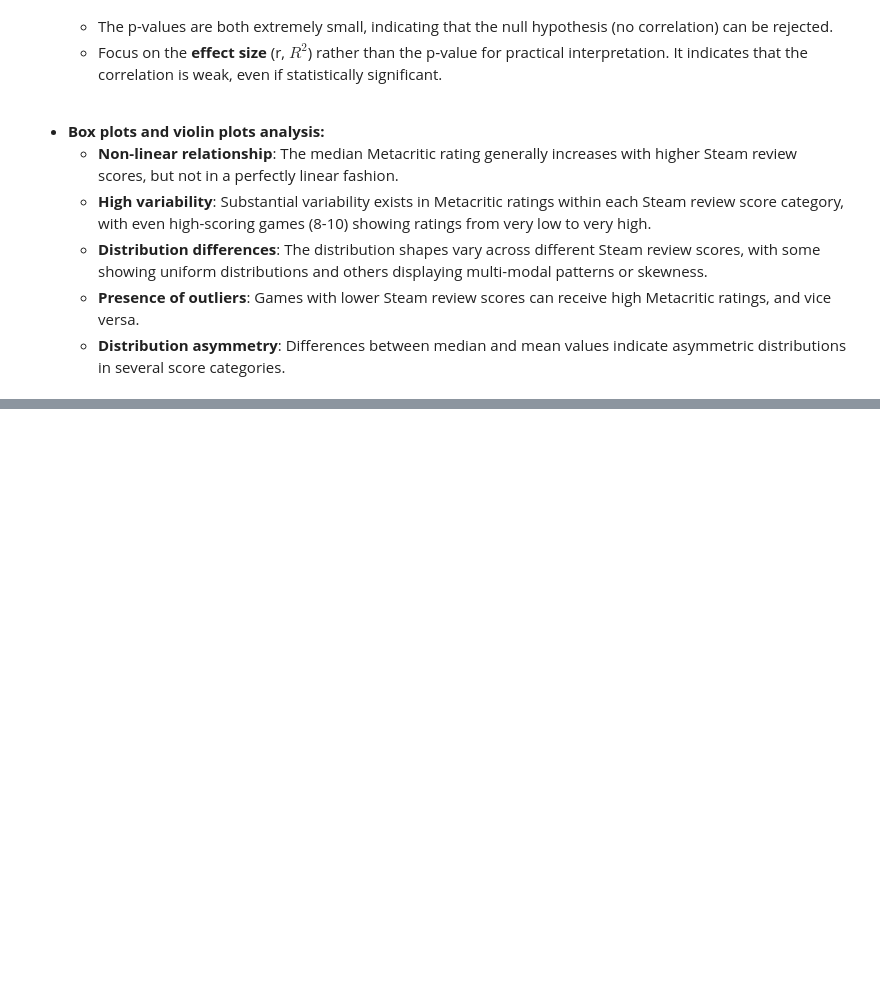
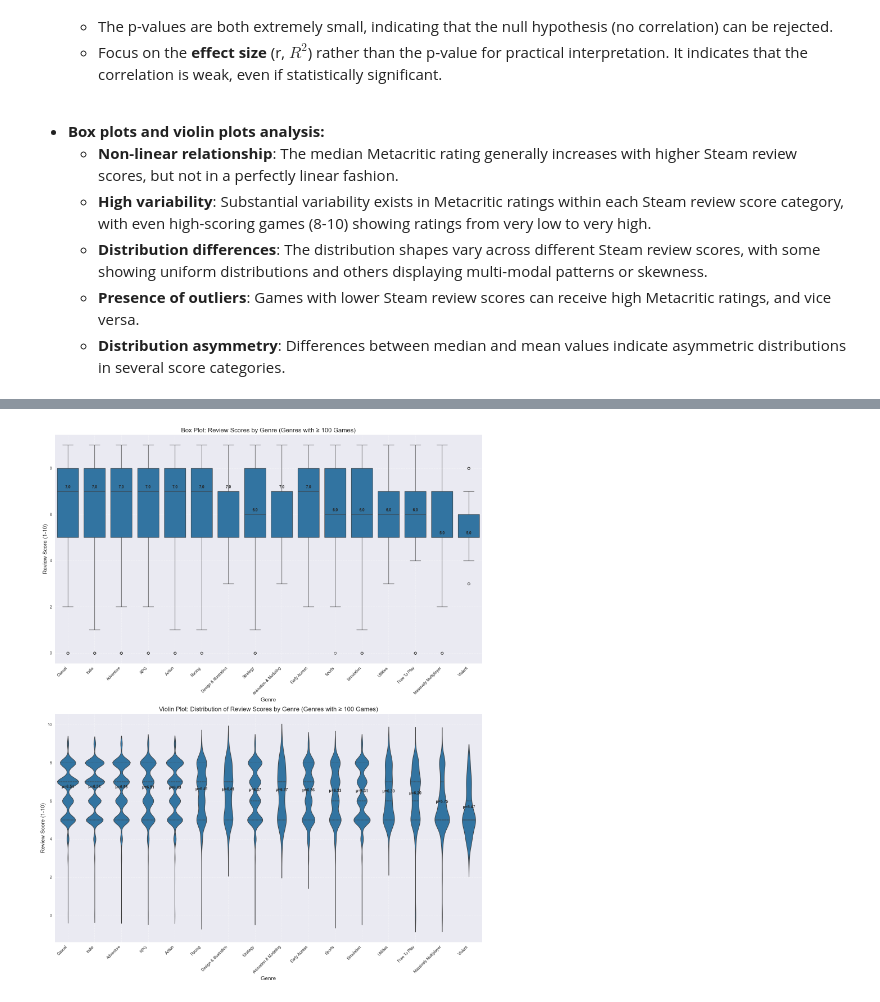
Before and after one commit to Darakuu/FAD_SteamGames_2025, a Jupyter notebook: project.ipynb, the cells around one changed output, grey strips where cells are left out. Drawn from its saved outputs; the diff is of its cells as text; code cells hidden in the pictures; blank space fills up the shorter version.

```diff
--- a/project.ipynb
+++ b/project.ipynb
@@ -321,0 +422,44 @@ $$
+# %%
+# Create a more detailed visualization with both box plots and violin plots
+fig, (ax1, ax2) = plt.subplots(2, 1, figsize=(16, 20))
+
+# Box plot
+sns.boxplot(x='genres', y='review_score', data=popular_genres_df,
+            order=popular_genres['genres'], ax=ax1)
+
+ax1.set_title('Box Plot: Review Scores by Genre (Genres with ≥ 100 Games)', fontsize=16)
+ax1.set_xlabel('Genre', fontsize=14)
+ax1.set_ylabel('Review Score (1-10)', fontsize=14)
+
+# Fix the x-axis ticks and labels
+ax1.set_xticks(range(len(popular_genres['genres'])))
+ax1.set_xticklabels(popular_genres['genres'], rotation=45, ha='right')
+ax1.grid(True, linestyle='--', alpha=0.7)
+
+# Add median values as text annotations
+for i, genre in enumerate(popular_genres['genres']):
+    median = popular_genres[popular_genres['genres'] == genre]['median'].values[0]
+    ax1.text(i, median + 0.1, f'{median:.1f}', ha='center', va='bottom', fontweight='bold')
+
+# Violin plot
+sns.violinplot(x='genres', y='review_score', data=popular_genres_df,
+               order=popular_genres['genres'], inner='quartile', ax=ax2)
+
+ax2.set_title('Violin Plot: Distribution of Review Scores by Genre (Genres with ≥ 100 Games)', fontsize=16)
+ax2.set_xlabel('Genre', fontsize=14)
+ax2.set_ylabel('Review Score (1-10)', fontsize=14)
+
+# Fix the x-axis ticks and labels
+ax2.set_xticks(range(len(popular_genres['genres'])))
+ax2.set_xticklabels(popular_genres['genres'], rotation=45, ha='right')
+ax2.grid(True, linestyle='--', alpha=0.7)
+
+# Add mean values as text annotations
+for i, genre in enumerate(popular_genres['genres']):
+    mean_value = popular_genres[popular_genres['genres'] == genre]['mean'].values[0]
+    ax2.text(i, mean_value + 0.1, f'μ={mean_value:.2f}', ha='center', va='bottom', fontweight='bold')
+
+plt.tight_layout()
+plt.show()
+# %% [output]
+[figure, added]
```
Also changed, not shown: parts of 15 cells of this notebook.
